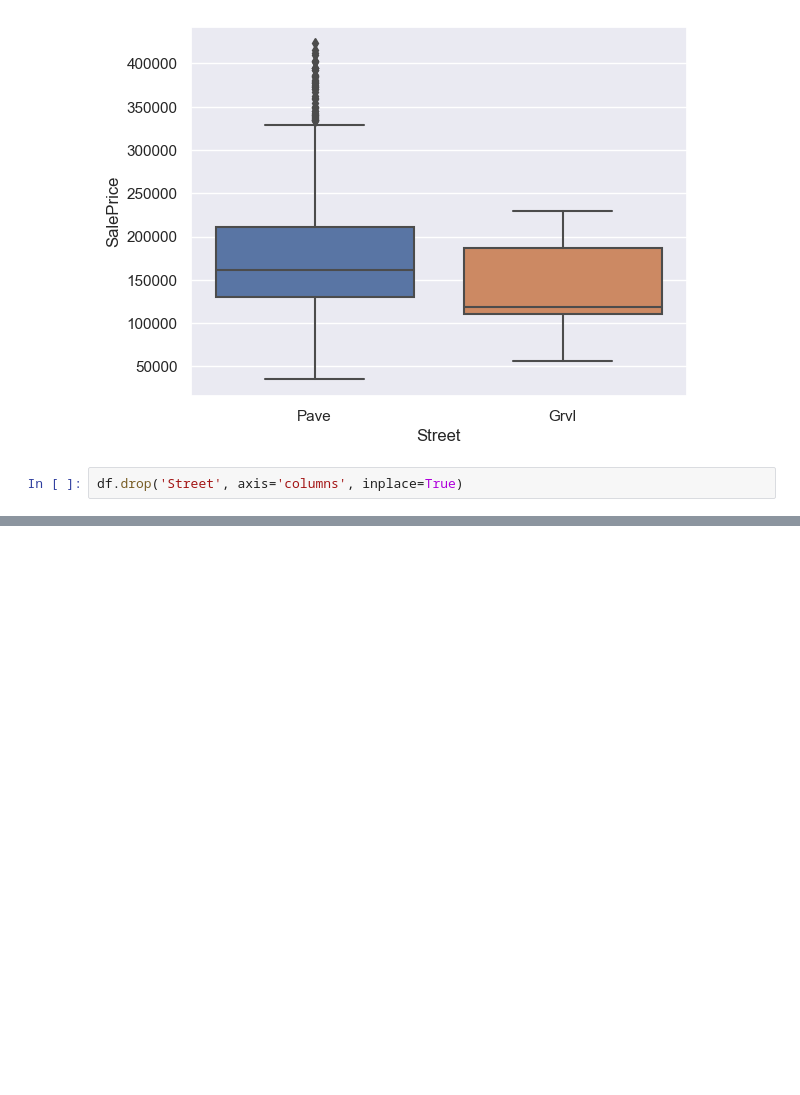
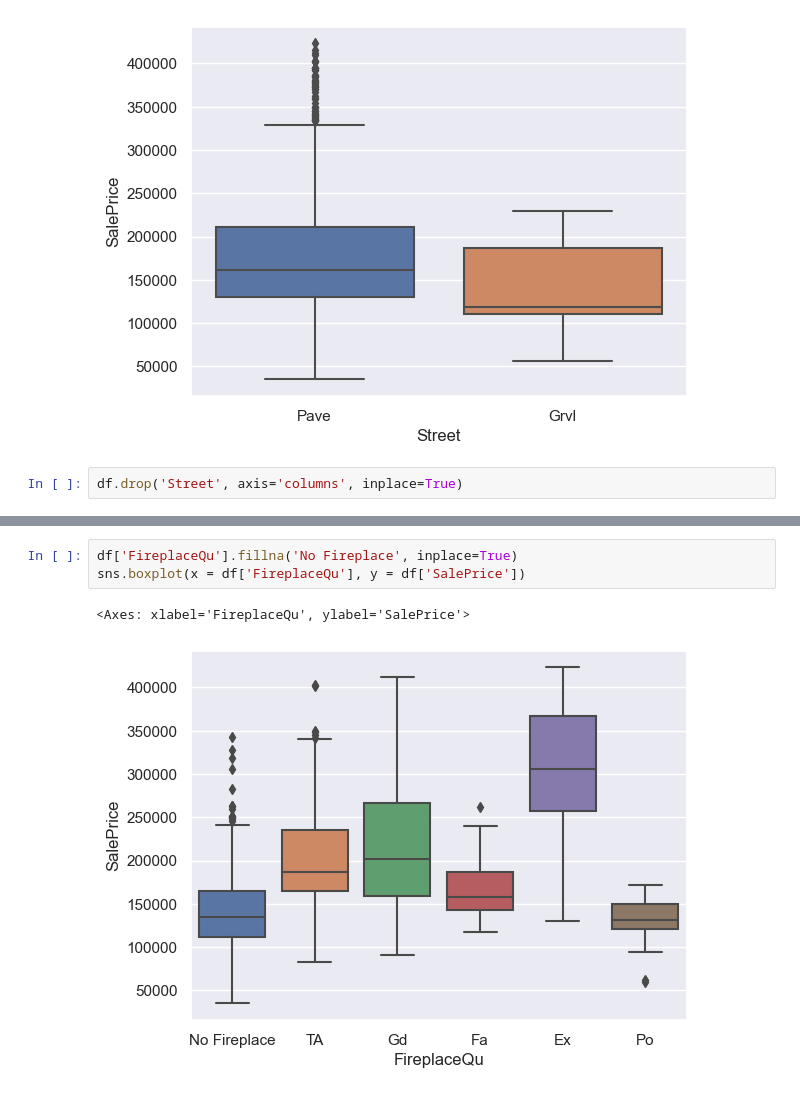
Before and after one commit to adityasngh/Kaggle-House-Prices-Regression, a Jupyter notebook: Kaggle_House_Prices_Regression.ipynb, the cells around one changed output, grey strips where cells are left out. Drawn from its saved outputs; the diff is of its cells as text; blank space fills up the shorter version.

```diff
--- a/Kaggle_House_Prices_Regression.ipynb
+++ b/Kaggle_House_Prices_Regression.ipynb
@@ -482,0 +511,6 @@ df.drop('Street', axis='columns', inplace=True)
+# %%
+df['FireplaceQu'].fillna('No Fireplace', inplace=True)
+sns.boxplot(x = df['FireplaceQu'], y = df['SalePrice'])
+# %% [output]
+<Axes: xlabel='FireplaceQu', ylabel='SalePrice'>
+[figure, added]
```
Also changed, not shown: parts of 15 cells of this notebook.
